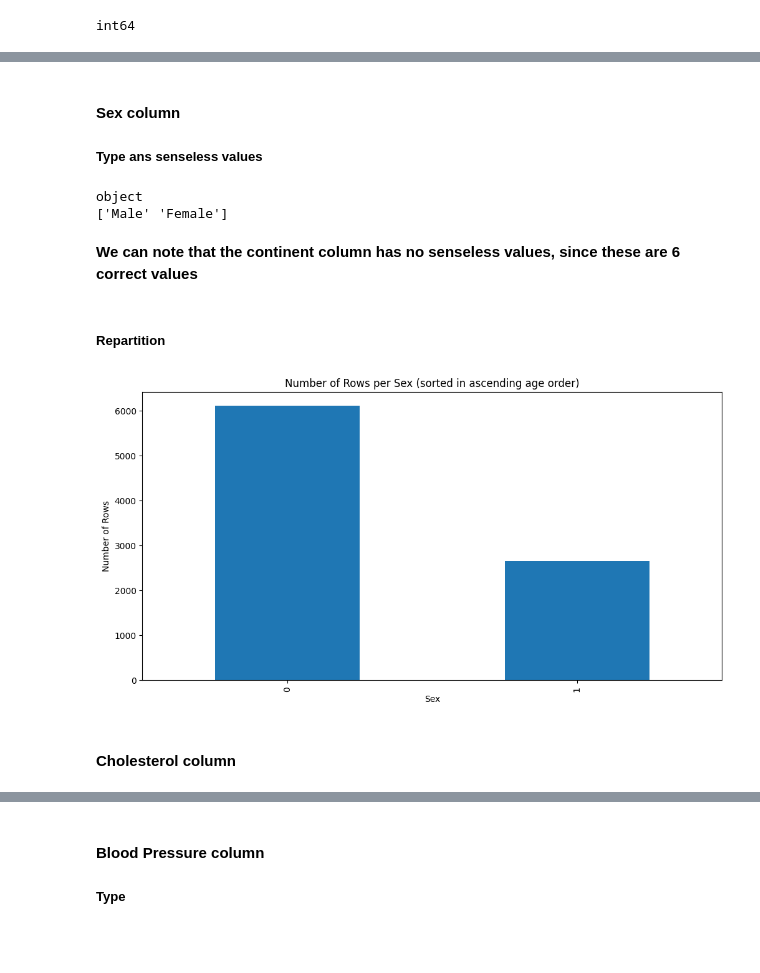
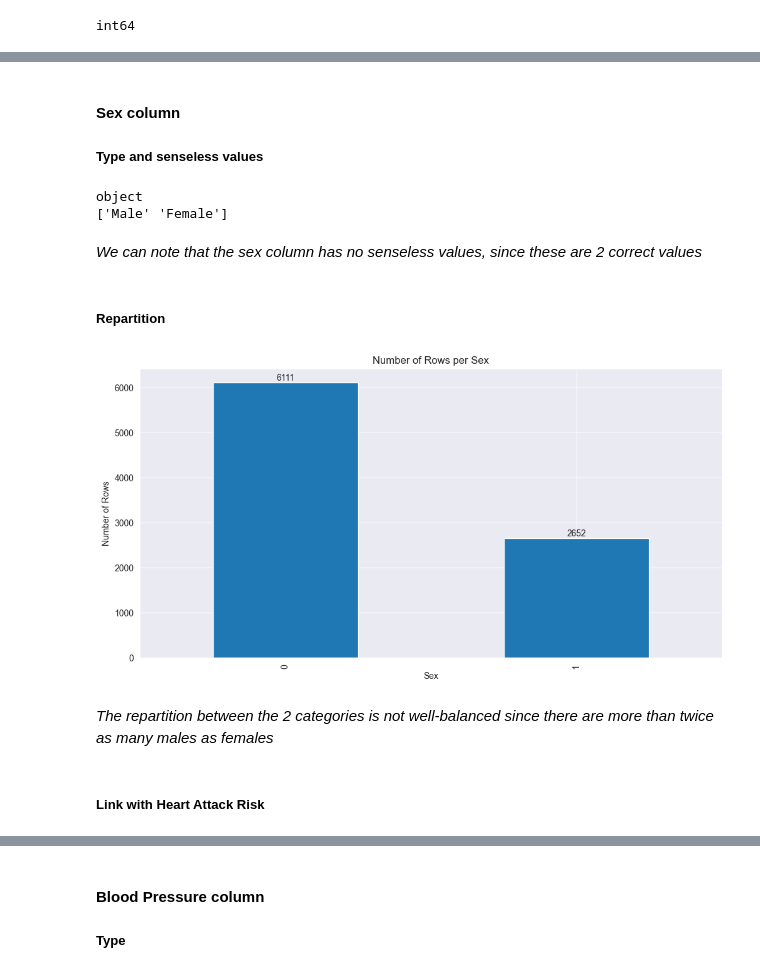
Before and after one commit to MathildeMrz/Data_Mining_Heart_Attack_Prediction, a Jupyter notebook: notebook-heart-attack.ipynb, the cells around one changed output, grey strips where cells are left out. Drawn from its saved outputs; the diff is of its cells as text; code cells hidden in the pictures; blank space fills up the shorter version.

```diff
--- a/notebook-heart-attack.ipynb
+++ b/notebook-heart-attack.ipynb
@@ -1,16 +1,15 @@
 # %%
 import IPython.display as ipd
-import numpy as np
 import pandas as pd
 import matplotlib.pyplot as plt
 import seaborn as sns
 import os
 
-video_path = os.path.join('/kaggle/input/heart-attack-video/', 'Heart_attack_explanation.mp4')
+video_path = os.path.join('heart-attack-video/', 'Heart_attack_explanation.mp4')
 ipd.Video(video_path, width=700, embed=True)
 
 # Load the dataset into a Pandas DataFrame
-data = pd.read_csv('/kaggle/input/heart-attack-prediction-dataset/heart_attack_prediction_dataset.csv')
+data = pd.read_csv('heart_attack_prediction_dataset.csv')
 attributes = data.columns
 print(attributes)
 # %% [output]
@@ -207,6 +215,6 @@ plt.show()
 # %% [markdown]
 #### Sex column
-##### Type ans senseless values
+##### Type and senseless values
 # %%
 print(data['Sex'].dtype)
 sex = data['Sex'].unique()
@@ -215,7 +223,7 @@ print(sex)
 object
 ['Male' 'Female']
 # %% [markdown]
-**We can note that the continent column has no senseless values, since these are 6 correct values**
+*We can note that the sex column has no senseless values, since these are 2 correct values*
 # %%
 #make Sex numerical
 # Create an empty dictionary to store the mapping
@@ -232,13 +238,17 @@ data['Sex'] = data['Sex'].map(sex_mapping)
 # %%
 sex_counts = data['Sex'].value_counts()
 sex_counts = sex_counts.sort_index()
 plt.figure(figsize=(12, 6))
 sex_counts.plot(kind='bar')
 plt.xlabel('Sex')
 plt.ylabel('Number of Rows')
-plt.title('Number of Rows per Sex (sorted in ascending age order)')
+plt.title('Number of Rows per Sex')
+for i, count in enumerate(sex_counts):
+    plt.text(i, count, str(count), ha='center', va='bottom')
 plt.show()
 # %% [output]
-[figure, old version]
+[figure, new version]
-# %% [markdown]
-#### Cholesterol column
+# %% [markdown]
+*The repartition between the 2 categories is not well-balanced since there are more than twice as many males as females*
+# %% [markdown]
+##### Link with Heart Attack Risk
```
Also changed, not shown: parts of 152 cells of this notebook, 2 other files.
